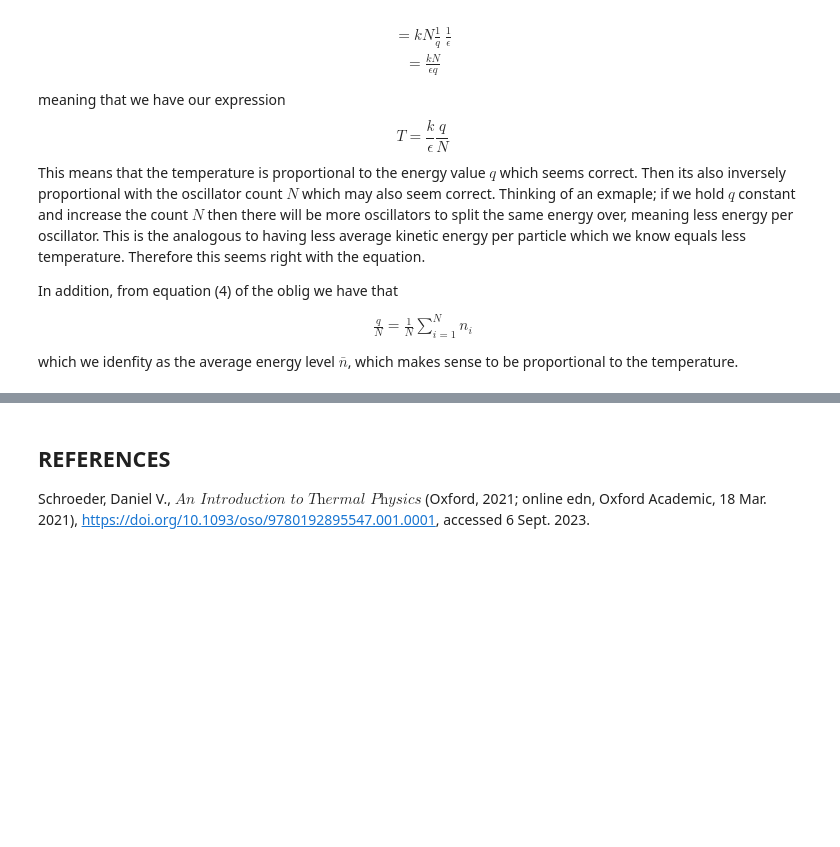
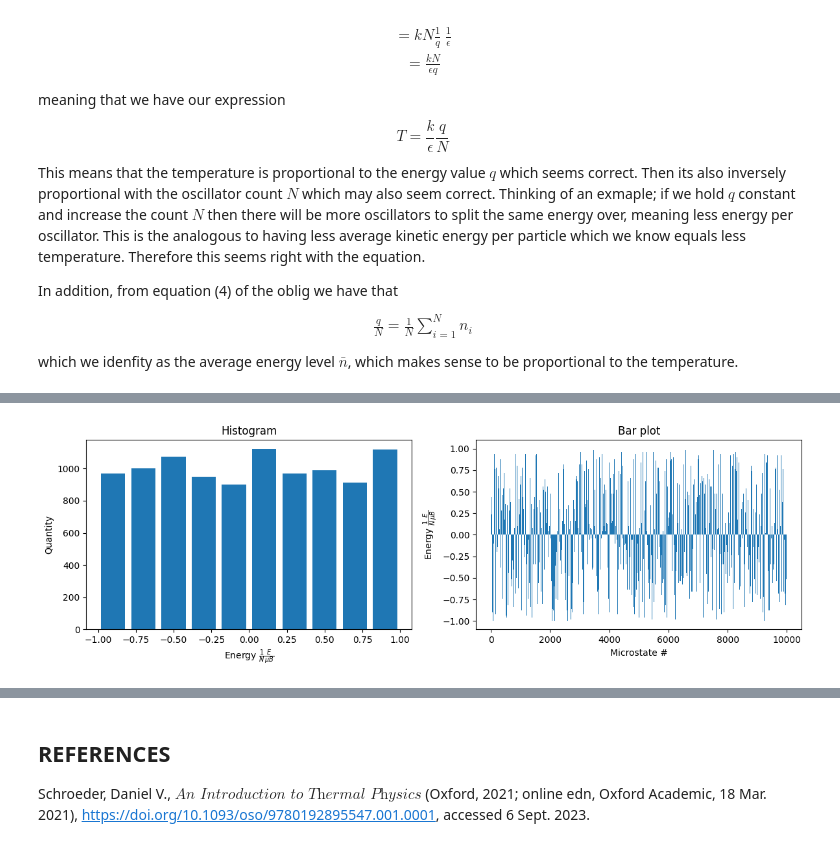
Before and after one commit to LassePladsen/FYS2160, a Jupyter notebook: Obligs/Oblig 2/Oblig 2 FYS2160 - Lasse Pladsen.ipynb, the cells around one changed output, grey strips where cells are left out. Drawn from its saved outputs; the diff is of its cells as text; code cells hidden in the pictures; blank space fills up the shorter version.

```diff
--- a/Obligs/Oblig 2/Oblig 2 FYS2160 - Lasse Pladsen.ipynb
+++ b/Obligs/Oblig 2/Oblig 2 FYS2160 - Lasse Pladsen.ipynb
@@ -244,0 +257,28 @@ which we idenfity as the average energy level $\bar{n}$, which makes sense to be
+# %%
+## PARAMETERS
+M = 10000  # number of microstates to generate
+N = 50  # number of spins/particles per microstate
+
+# For each microstate, generate random total unitless energy with values in [-N, N] from a uniform dist
+E = np.random.randint(-N, N+1, M)
+
+## Plotting
+plt.figure(figsize=(12, 4))
+
+# Hist plot
+plt.subplot(1, 2, 1)
+plt.title("Histogram")
+plt.hist(E/N, rwidth=0.8)
+plt.xlabel(r"Energy $\frac{1}{N}\frac{E}{\mu B}$")
+plt.ylabel("Quantity")
+
+# Bar plot
+plt.subplot(1, 2, 2)
+plt.title("Bar plot")
+plt.bar(range(1, M+1), E/N, width=1)
+plt.xlabel("Microstate #")
+plt.ylabel(r"Energy $\frac{1}{N}\frac{E}{\mu B}$")
+
+plt.tight_layout()
+# %% [output]
+[figure, added]
```
Also changed, not shown: parts of 5 cells of this notebook.
